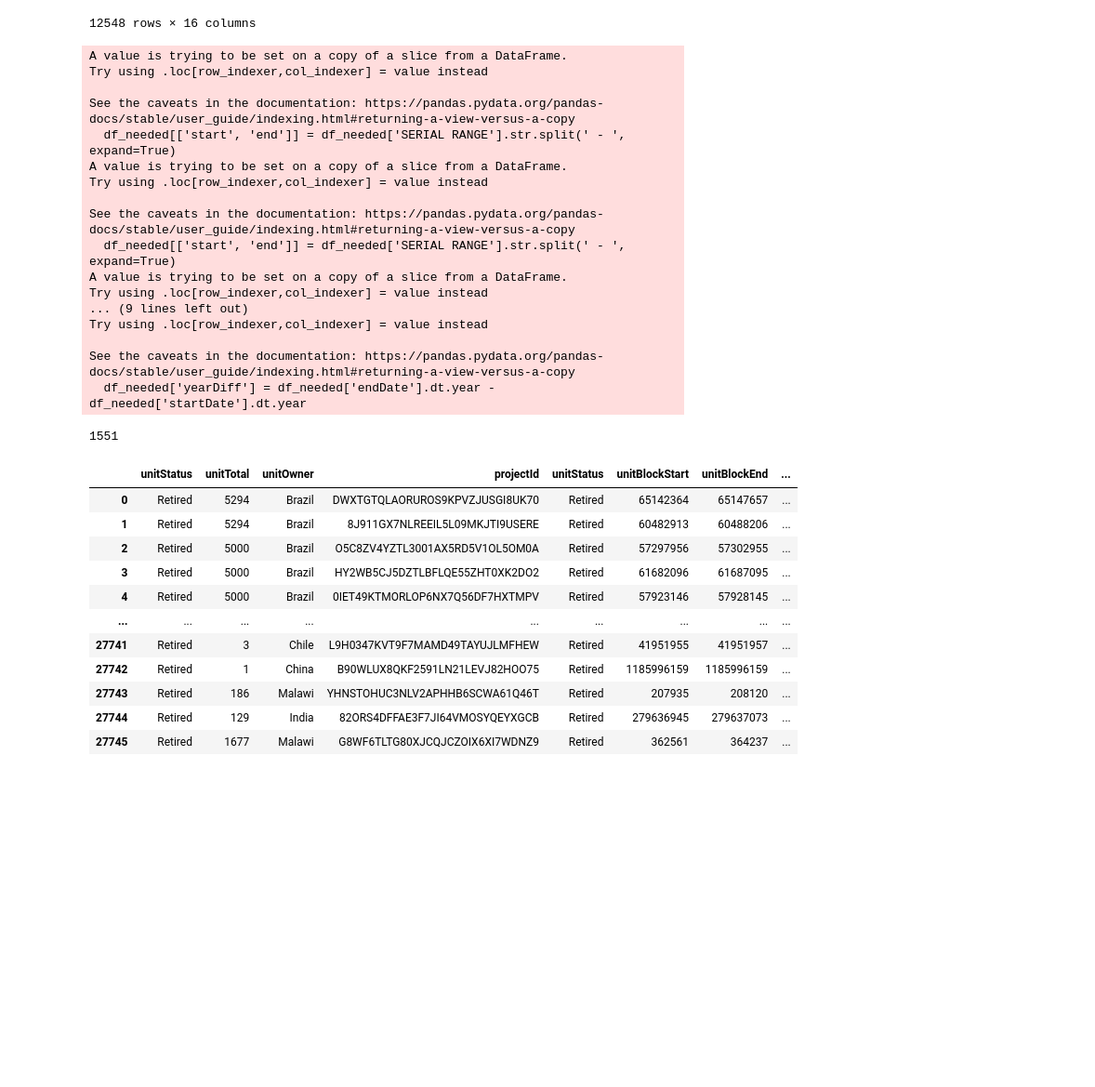
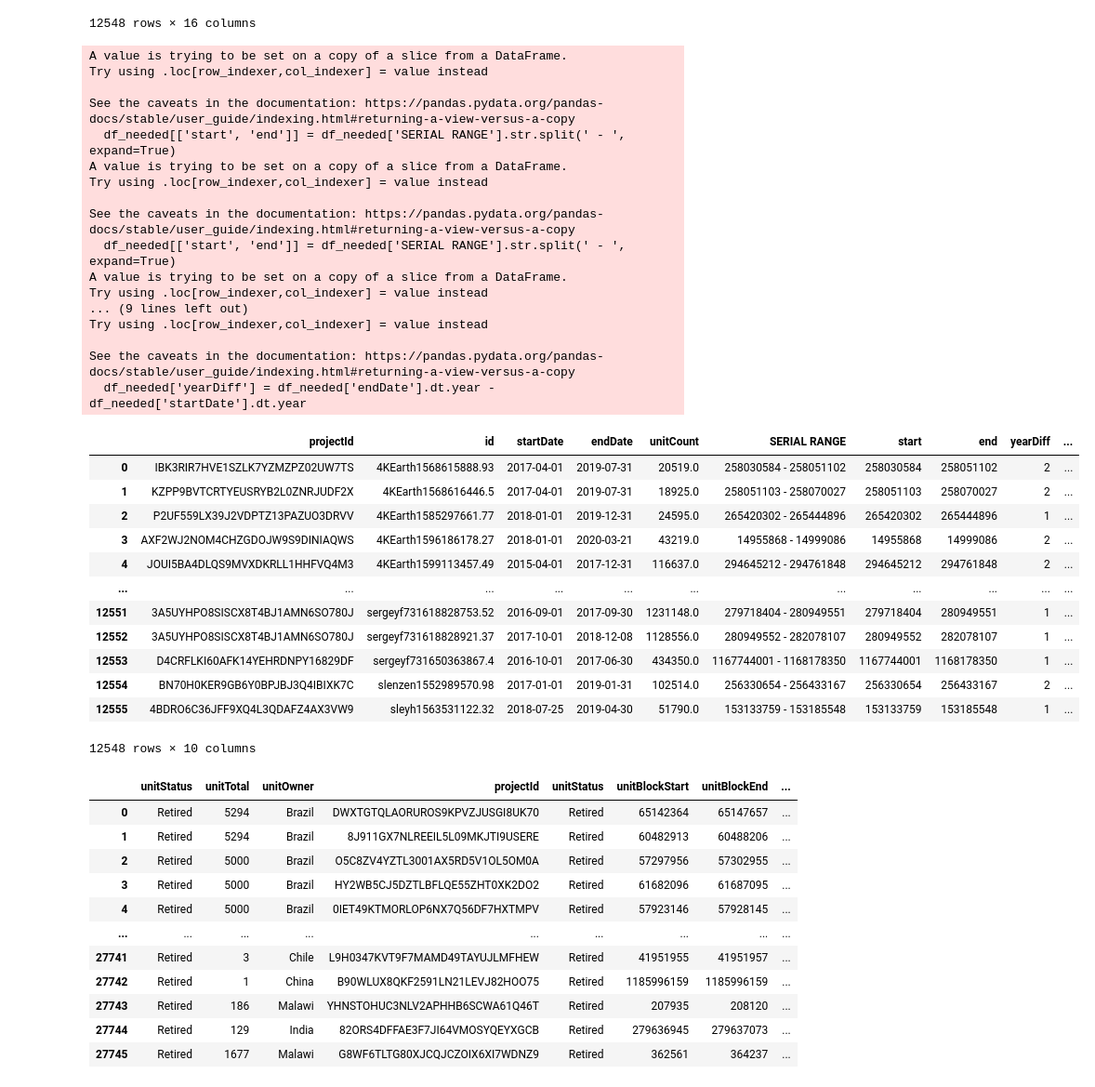
Before and after one commit to erickch123/cdm-unfccc-cadtrust, a Jupyter notebook: clean_cdm_projects.ipynb, the cells around one changed output. Shown: that part at 93% size. Saved outputs shown, nothing was run; the diff lists cells and outputs as text; code cells hidden in the pictures; blank space fills up the shorter version.

```diff
--- a/clean_cdm_projects.ipynb
+++ b/clean_cdm_projects.ipynb
@@ -406,7 +429,7 @@ df_retired['inCountryJurisdictionOfOwner'] = ""
 
 df_retired["unitType"] = ""
 df_retired["correspondingAdjustmentDeclaration"] = "Unknown"
-df_retired["unitRegistryLink"] = "http://cdm.unfccc.int/"
+df_retired["unitRegistryLink"] = 'https://cdm.unfccc.int/Projects/Validation/DB/' +df_retired['projectId']+"/view.html"
 
 
 df_needed = df_issuances[['projectId', 'id', 'startDate', 'endDate',
@@ -424,36 +447,50 @@ df_needed['countDiff'] = df_needed['end']-df_needed['start']
 
 # Todo df_retired["vintageYear"]= df_retired['projectId'].map(vintage_year_map)
 # Todo df_retired["id"]= df_retired['projectId'].map(issuance_id_map)
 df_retired["verificationBody"]= df_retired['projectId'].map(verif_body_units_map)
 df_retired['geographyIdentifier']= df_retired['projectId'].map(geog_identifier_units_map)
 # Todo df_retired["projectLocationId"] = ""
 df_retired = fillna_by_dtype(df_retired)
 df_retired["unitStatus"] = "Retired"
 
 # Only 1556 issuance
 df_filtered = df_needed[df_needed['startDate'].dt.year >= 2016]
 
-df_filtered
-len(df_filtered['id'].unique())
+# df_filtered
+# len(df_filtered['id'].unique())
+
+df_needed
 # %% [output]
 A value is trying to be set on a copy of a slice from a DataFrame.
 Try using .loc[row_indexer,col_indexer] = value instead
 
 See the caveats in the documentation: https://pandas.pydata.org/pandas-docs/stable/user_guide/indexing.html#returning-a-view-versus-a-copy
   df_needed[['start', 'end']] = df_needed['SERIAL RANGE'].str.split(' - ', expand=True)
 A value is trying to be set on a copy of a slice from a DataFrame.
 Try using .loc[row_indexer,col_indexer] = value instead
 
 See the caveats in the documentation: https://pandas.pydata.org/pandas-docs/stable/user_guide/indexing.html#returning-a-view-versus-a-copy
   df_needed[['start', 'end']] = df_needed['SERIAL RANGE'].str.split(' - ', expand=True)
 A value is trying to be set on a copy of a slice from a DataFrame.
 Try using .loc[row_indexer,col_indexer] = value instead
 ... (9 lines left out)
 Try using .loc[row_indexer,col_indexer] = value instead
 
 See the caveats in the documentation: https://pandas.pydata.org/pandas-docs/stable/user_guide/indexing.html#returning-a-view-versus-a-copy
   df_needed['yearDiff'] = df_needed['endDate'].dt.year - df_needed['startDate'].dt.year
+|  | projectId | id | startDate | endDate | unitCount | SERIAL RANGE | start | end | yearDiff | ... |
+| 0 | IBK3RIR7HVE1SZLK7YZMZPZ02UW7TS | 4KEarth1568615888.93 | 2017-04-01 | 2019-07-31 | 20519.0 | 258030584 - 258051102 | 258030584 | 258051102 | 2 | ... |
+| 1 | KZPP9BVTCRTYEUSRYB2L0ZNRJUDF2X | 4KEarth1568616446.5 | 2017-04-01 | 2019-07-31 | 18925.0 | 258051103 - 258070027 | 258051103 | 258070027 | 2 | ... |
+| 2 | P2UF559LX39J2VDPTZ13PAZUO3DRVV | 4KEarth1585297661.77 | 2018-01-01 | 2019-12-31 | 24595.0 | 265420302 - 265444896 | 265420302 | 265444896 | 1 | ... |
+| 3 | AXF2WJ2NOM4CHZGDOJW9S9DINIAQWS | 4KEarth1596186178.27 | 2018-01-01 | 2020-03-21 | 43219.0 | 14955868 - 14999086 | 14955868 | 14999086 | 2 | ... |
+| 4 | JOUI5BA4DLQS9MVXDKRLL1HHFVQ4M3 | 4KEarth1599113457.49 | 2015-04-01 | 2017-12-31 | 116637.0 | 294645212 - 294761848 | 294645212 | 294761848 | 2 | ... |
+| ... | ... | ... | ... | ... | ... | ... | ... | ... | ... | ... |
+| 12551 | 3A5UYHPO8SISCX8T4BJ1AMN6SO780J | sergeyf731618828753.52 | 2016-09-01 | 2017-09-30 | 1231148.0 | 279718404 - 280949551 | 279718404 | 280949551 | 1 | ... |
+| 12552 | 3A5UYHPO8SISCX8T4BJ1AMN6SO780J | sergeyf731618828921.37 | 2017-10-01 | 2018-12-08 | 1128556.0 | 280949552 - 282078107 | 280949552 | 282078107 | 1 | ... |
+| 12553 | D4CRFLKI60AFK14YEHRDNPY16829DF | sergeyf731650363867.4 | 2016-10-01 | 2017-06-30 | 434350.0 | 1167744001 - 1168178350 | 1167744001 | 1168178350 | 1 | ... |
+| 12554 | BN70H0KER9GB6Y0BPJBJ3Q4IBIXK7C | slenzen1552989570.98 | 2017-01-01 | 2019-01-31 | 102514.0 | 256330654 - 256433167 | 256330654 | 256433167 | 2 | ... |
+| 12555 | 4BDRO6C36JFF9XQ4L3QDAFZ4AX3VW9 | sleyh1563531122.32 | 2018-07-25 | 2019-04-30 | 51790.0 | 153133759 - 153185548 | 153133759 | 153185548 | 1 | ... |
-1551
+12548 rows × 10 columns
 # %%
 df_retired
 # %% [output]
```
Also changed, not shown: parts of 22 cells of this notebook, 16 other files.
